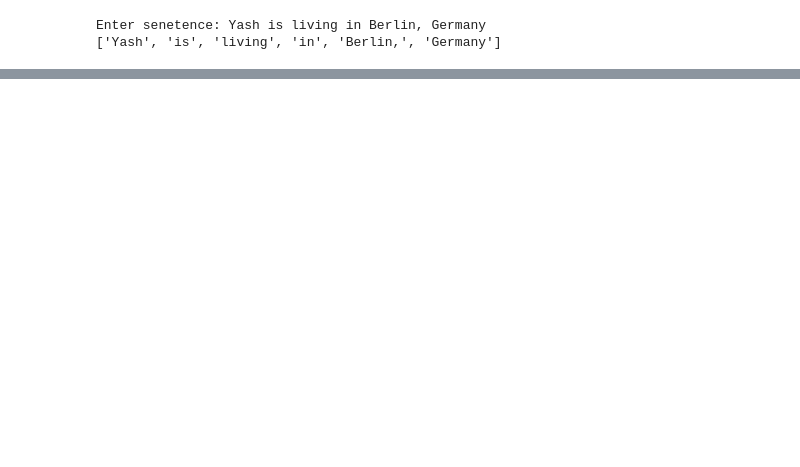
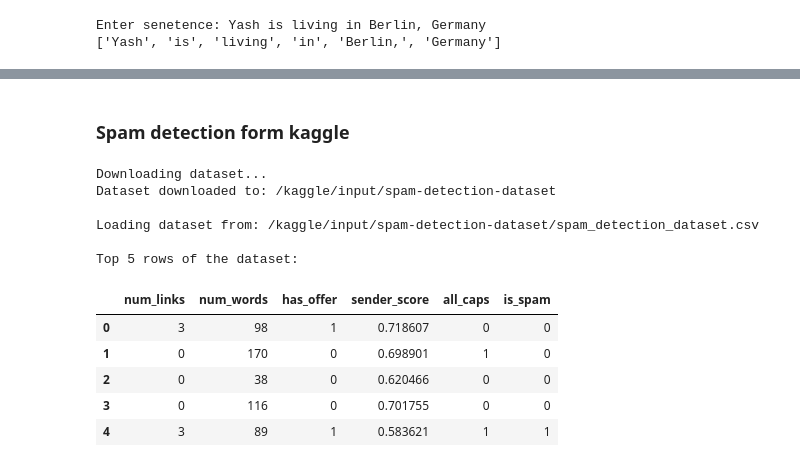
Before and after one commit to Simarjit1303/Data-Science, a Jupyter notebook: exercises/machine-learning/Big-Data-Analytics/Big_Data_Analytics.ipynb, the cells around one changed output, grey strips where cells are left out. Saved outputs shown, nothing was run; the diff lists cells and outputs as text; code cells hidden in the pictures; blank space fills up the shorter version.

```diff
--- a/exercises/machine-learning/Big-Data-Analytics/Big_Data_Analytics.ipynb
+++ b/exercises/machine-learning/Big-Data-Analytics/Big_Data_Analytics.ipynb
@@ -216,0 +498,39 @@ Enter senetence: Yash is living in Berlin, Germany
+# %% [markdown]
+### Spam detection form kaggle
+# %%
+import kagglehub
+import pandas as pd
+import os
+from IPython.display import display
+
+# Download the dataset
+print("Downloading dataset...")
+path = kagglehub.dataset_download("smayanj/spam-detection-dataset")
+print(f"Dataset downloaded to: {path}")
+
+
+csv_filename = 'spam_detection_dataset.csv'
+
+# Construct the full path to the CSV file
+csv_file_path = os.path.join(path, csv_filename)
+
+# Load the CSV file into a pandas DataFrame
+print(f"\nLoading dataset from: {csv_file_path}")
+df = pd.read_csv(csv_file_path, encoding='latin-1') # Adjust encoding if needed
+
+# --- Display the top 5 rows ---
+print("\nTop 5 rows of the dataset:")
+display(df.head())
+# %% [output]
+Downloading dataset...
+Dataset downloaded to: /kaggle/input/spam-detection-dataset
+
+Loading dataset from: /kaggle/input/spam-detection-dataset/spam_detection_dataset.csv
+
+Top 5 rows of the dataset:
+|  | num_links | num_words | has_offer | sender_score | all_caps | is_spam |
+| 0 | 3 | 98 | 1 | 0.718607 | 0 | 0 |
+| 1 | 0 | 170 | 0 | 0.698901 | 1 | 0 |
+| 2 | 0 | 38 | 0 | 0.620466 | 0 | 0 |
+| 3 | 0 | 116 | 0 | 0.701755 | 0 | 0 |
+| 4 | 3 | 89 | 1 | 0.583621 | 1 | 1 |
```
Also changed, not shown: parts of 16 cells of this notebook.
